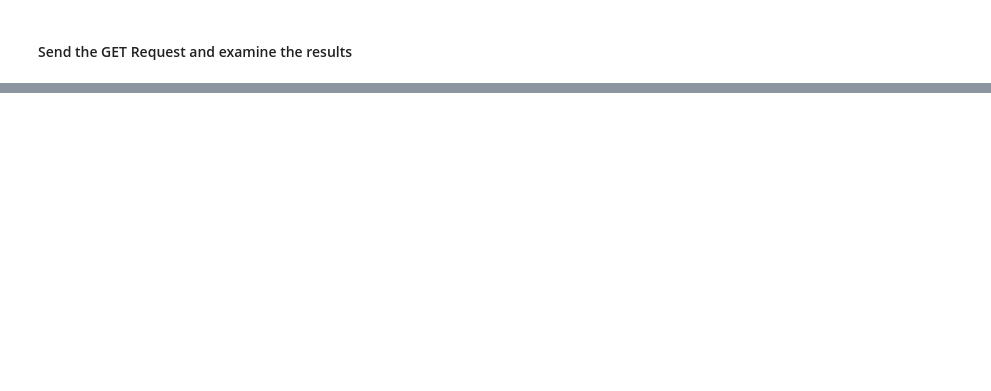
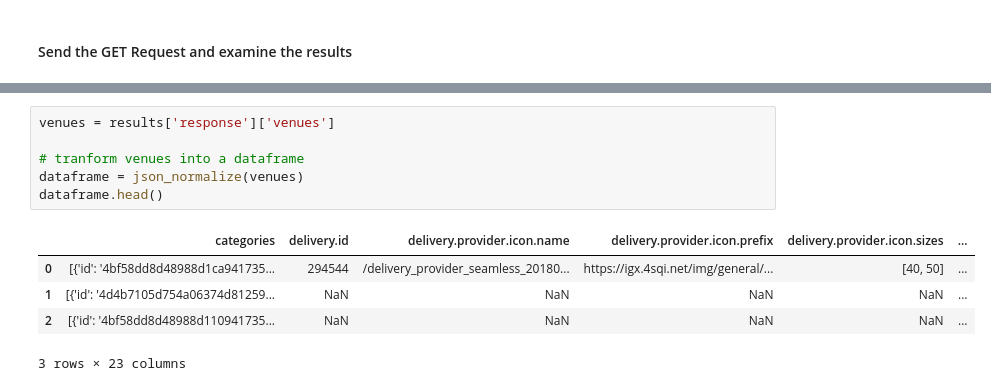
Before and after one commit to dhanup369/Python_Challenge, a Jupyter notebook: Foursquare API -Training.ipynb, the cells around one changed output, grey strips where cells are left out. Cells and saved outputs as stored; diff of their text form; blank space fills up the shorter version.

```diff
--- a/Foursquare API -Training.ipynb
+++ b/Foursquare API -Training.ipynb
@@ -89,0 +104,12 @@ results
+# %%
+venues = results['response']['venues']
+
+# tranform venues into a dataframe
+dataframe = json_normalize(venues)
+dataframe.head()
+# %% [output]
+|  | categories | delivery.id | delivery.provider.icon.name | delivery.provider.icon.prefix | delivery.provider.icon.sizes | ... |
+| 0 | [{'id': '4bf58dd8d48988d1ca941735... | 294544 | /delivery_provider_seamless_20180... | https://igx.4sqi.net/img/general/... | [40, 50] | ... |
+| 1 | [{'id': '4d4b7105d754a06374d81259... | NaN | NaN | NaN | NaN | ... |
+| 2 | [{'id': '4bf58dd8d48988d110941735... | NaN | NaN | NaN | NaN | ... |
+3 rows × 23 columns
```
Also changed, not shown: parts of 62 cells of this notebook, 6 other files.
